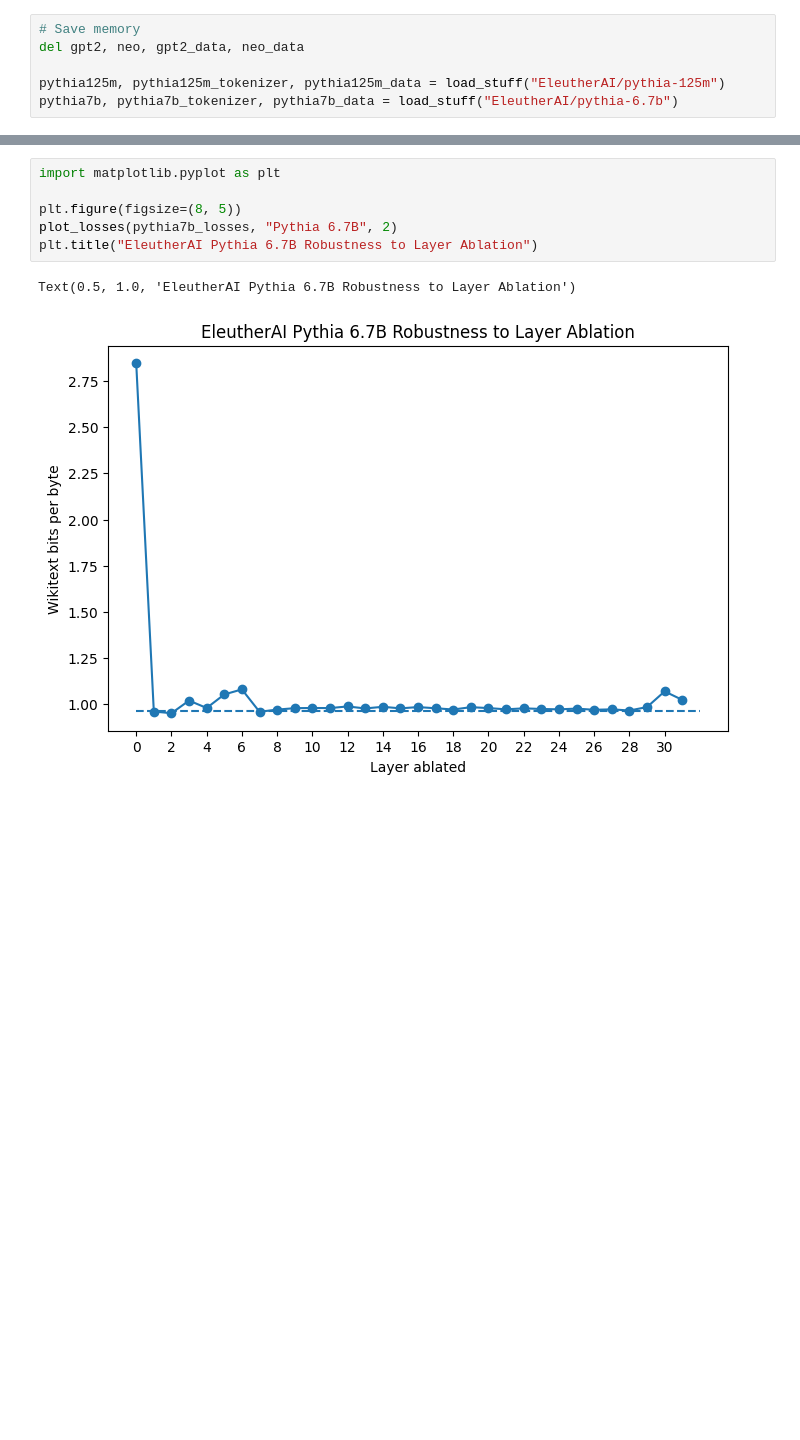
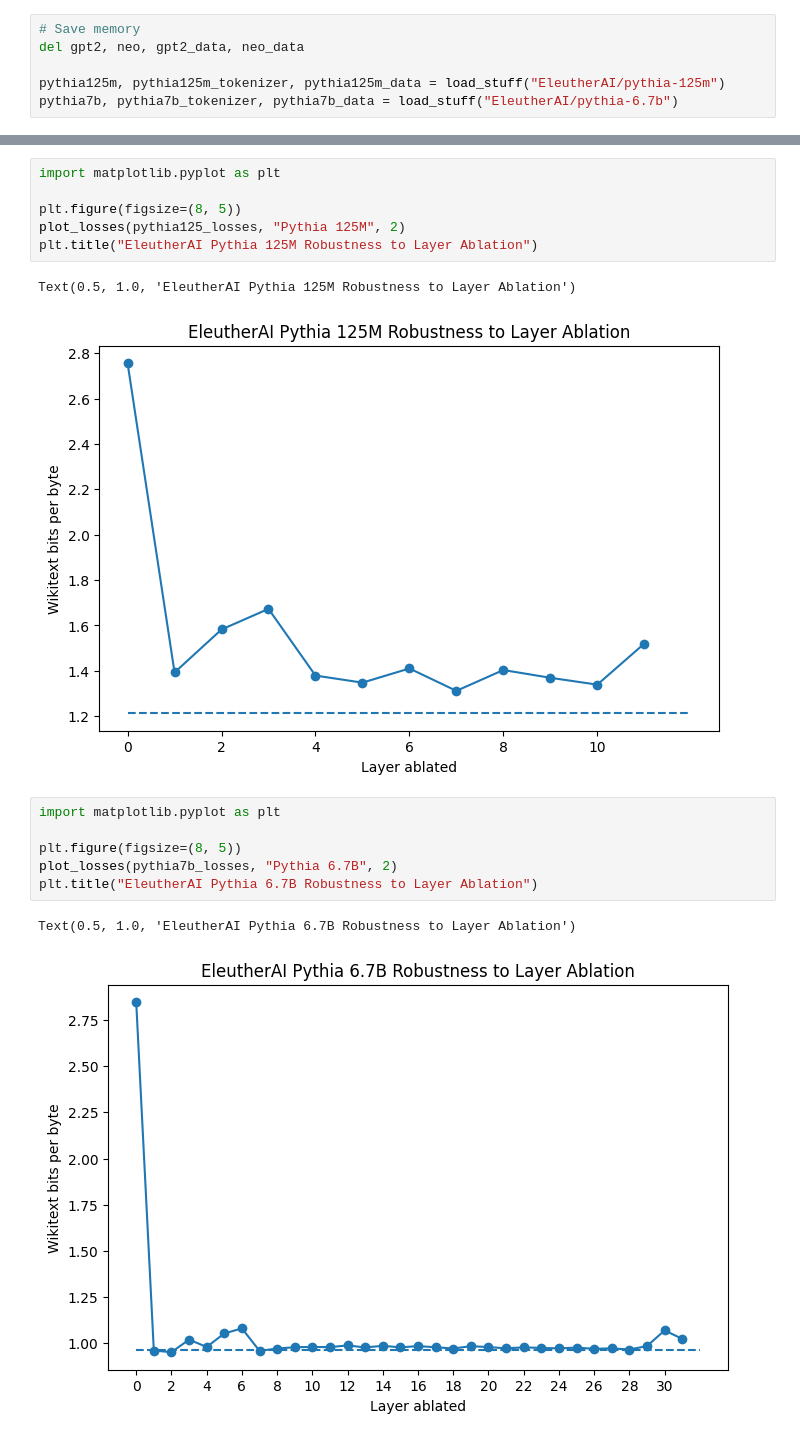
Before and after one commit to AlignmentResearch/tuned-lens, a Jupyter notebook: notebooks/layer_ablation.ipynb, the cells around one changed output, grey strips where cells are left out. Drawn from its saved outputs; the diff is of its cells as text; blank space fills up the shorter version.

```diff
--- a/notebooks/layer_ablation.ipynb
+++ b/notebooks/layer_ablation.ipynb
@@ -97,3 +78,12 @@ tensor(0.9624, device='cuda:0', dtype=torch.float16)
+# %%
+import matplotlib.pyplot as plt
+
+plt.figure(figsize=(8, 5))
+plot_losses(pythia125_losses, "Pythia 125M", 2)
+plt.title("EleutherAI Pythia 125M Robustness to Layer Ablation")
+# %% [output]
+Text(0.5, 1.0, 'EleutherAI Pythia 125M Robustness to Layer Ablation')
+[figure, added]
 # %%
 import matplotlib.pyplot as plt
 
```
Also changed, not shown: parts of 3 cells of this notebook, 4 other files.
